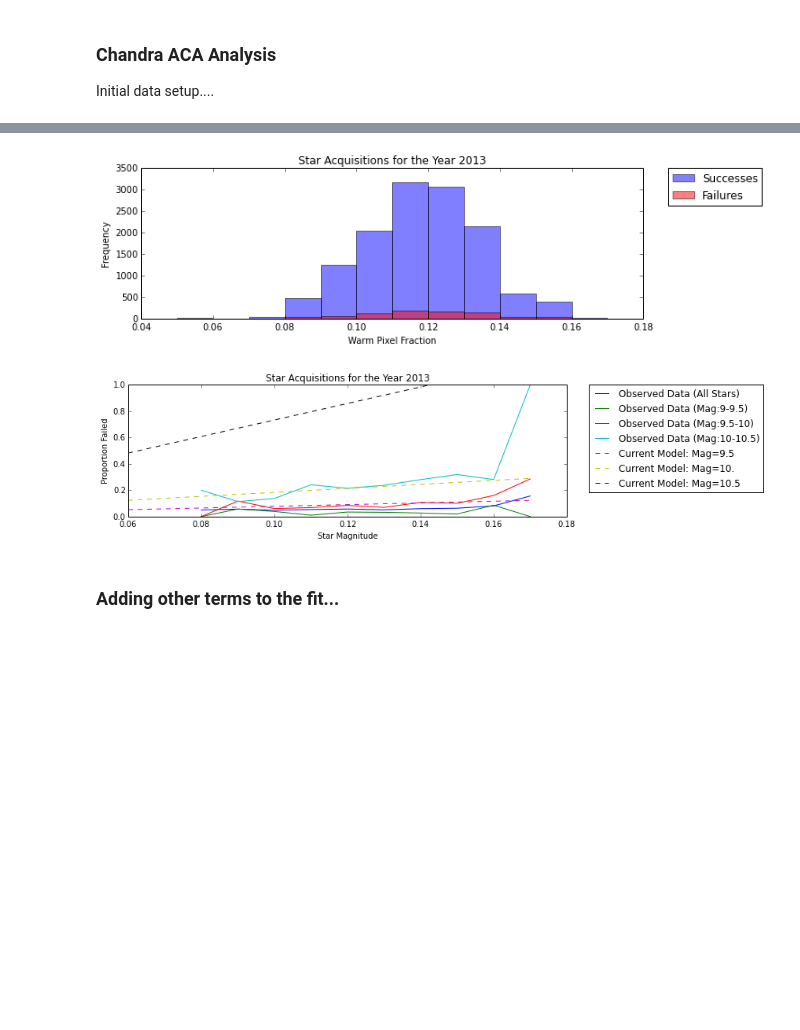
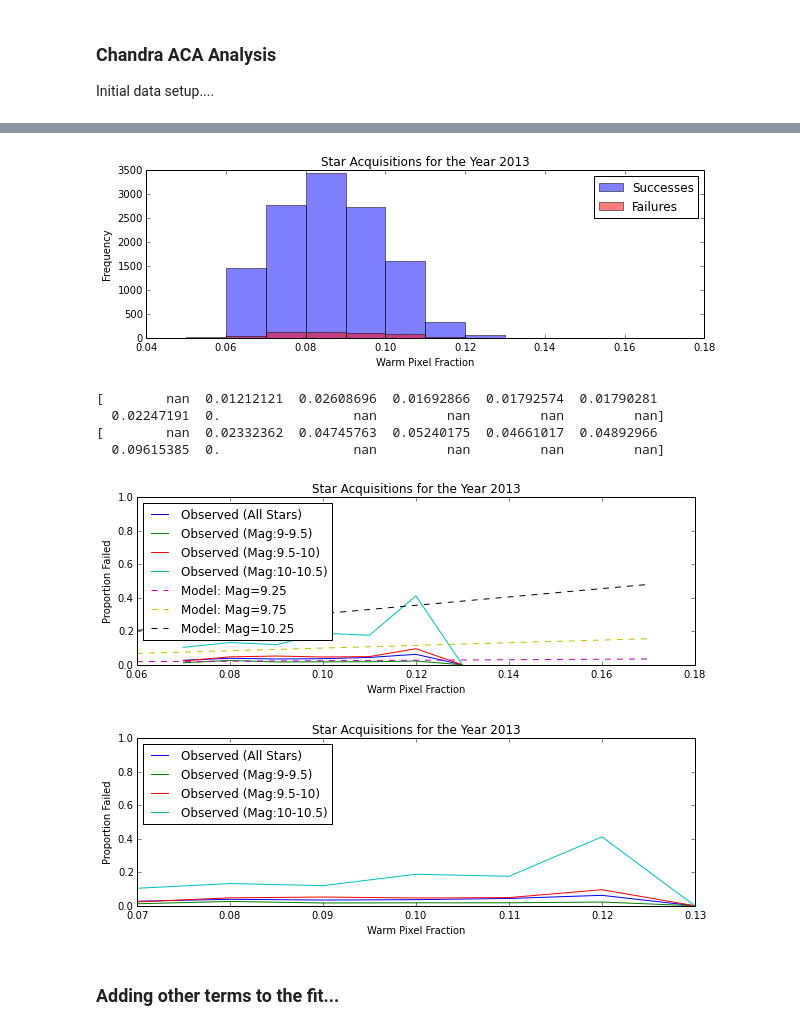
Before and after one commit to sot/aca_stats, a Jupyter notebook: bayesRegress/ChandraAnalysis.ipynb, the cells around one changed output, grey strips where cells are left out. Saved outputs shown, nothing was run; the diff lists cells and outputs as text; code cells hidden in the pictures; blank space fills up the shorter version.

```diff
--- a/bayesRegress/ChandraAnalysis.ipynb
+++ b/bayesRegress/ChandraAnalysis.ipynb
@@ -37,7 +43,7 @@ for acq in acq_data:
     acq.tstart_quarter = f.quarter_bin(acq.tstart_jyear)
 # %%
 #Subsetting the data to a particular year
-yr2013 = f.smlset(acq_data, 'year', 2013)
+yr2013 = f.smlset(acq_data, 'year', 2012)
 yr2013_s = f.smlset(yr2013, 'obc_id', 'ID')
 yr2013_f = f.smlset(yr2013, 'obc_id', 'NOID')
 # %%
@@ -117,11 +163,13 @@ nbins = np.arange(0.05,0.18,0.01)
 F = plt.figure()
 p1 = plt.hist(yr2013_s['warm_pix'], bins=nbins, color='b', alpha=0.5, label="Successes")
 p2 = plt.hist(yr2013_f['warm_pix'], bins=nbins, color='r', alpha=0.5, label="Failures")
-plt.legend(bbox_to_anchor=(1.05, 1), loc=2, borderaxespad=0.)
-F.set_size_inches(10,3)
+plt.legend(loc=1)
+
 plt.xlabel('Warm Pixel Fraction')
 plt.ylabel('Frequency')
 plt.title('Star Acquisitions for the Year 2013')
+F.set_size_inches(10,3)
+F.savefig('2013_histogram_wpf.pdf', type='pdf')
 plt.show()
 
 #All Stars
@@ -133,43 +181,69 @@ percent_fail = failure_counts.astype(float) / total_counts
 #Only 9 - 9.5 Magnitude
 failure_counts, bin_edges = np.histogram(yr2013_f['warm_pix'][(yr2013_f['mag']>=9.0) & (yr2013_f['mag']<=9.5)], bins=nbins)
 success_counts, bin_edges = np.histogram(yr2013_s['warm_pix'][(yr2013_s['mag']>=9.0) & (yr2013_s['mag']<=9.5)], bins=nbins)
 total_counts, bin_edges = np.histogram(yr2013['warm_pix'][(yr2013['mag']>=9.0) & (yr2013['mag']<=9.5)], bins=nbins)
 percent_fail_9_5 = failure_counts.astype(float) / total_counts
 
+print percent_fail_9_5
+
 #Only 9.5 - 10 Magnitude
 failure_counts, bin_edges = np.histogram(yr2013_f['warm_pix'][(yr2013_f['mag']>=9.5) & (yr2013_f['mag']<=10.)], bins=nbins)
 success_counts, bin_edges = np.histogram(yr2013_s['warm_pix'][(yr2013_s['mag']>=9.5) & (yr2013_s['mag']<=10.)], bins=nbins)
 total_counts, bin_edges = np.histogram(yr2013['warm_pix'][(yr2013['mag']>=9.5) & (yr2013['mag']<=10.)], bins=nbins)
 percent_fail_10 = failure_counts.astype(float) / total_counts
+
+print percent_fail_10
 
 #Only 10 - 10.5 Magnitude
 failure_counts, bin_edges = np.histogram(yr2013_f['warm_pix'][(yr2013_f['mag']>=10.) & (yr2013_f['mag']<=10.5)], bins=nbins)
 success_counts, bin_edges = np.histogram(yr2013_s['warm_pix'][(yr2013_s['mag']>=10.) & (yr2013_s['mag']<=10.5)], bins=nbins)
 total_counts, bin_edges = np.histogram(yr2013['warm_pix'][(yr2013['mag']>=10.) & (yr2013['mag']<=10.5)], bins=nbins)
 percent_fail_10_5 = failure_counts.astype(float) / total_counts
 
 F = plt.figure()
 p1, = plt.plot(bin_edges[1:], percent_fail)
 p2, = plt.plot(bin_edges[1:], percent_fail_9_5)
 p3, = plt.plot(bin_edges[1:], percent_fail_10)
 p4, = plt.plot(bin_edges[1:], percent_fail_10_5)
-p5, = plt.plot(bin_edges[1:], curProb(9.5, bin_edges[1:]), linestyle="--")
-p6, = plt.plot(bin_edges[1:], curProb(10.,bin_edges[1:]), linestyle="--")
-p7, = plt.plot(bin_edges[1:], curProb(10.5,bin_edges[1:]), linestyle="--")
+p5, = plt.plot(bin_edges[1:], curProb(9.25, bin_edges[1:]), linestyle="--")
+p6, = plt.plot(bin_edges[1:], curProb(9.75,bin_edges[1:]), linestyle="--")
+p7, = plt.plot(bin_edges[1:], curProb(10.25,bin_edges[1:]), linestyle="--")
 plt.legend([p1,p2,p3,p4,p5,p6,p7],
-           ["Observed Data (All Stars)", "Observed Data (Mag:9-9.5)",
-             "Observed Data (Mag:9.5-10)",  "Observed Data (Mag:10-10.5)",
-             "Current Model: Mag=9.5","Current Model: Mag=10.","Current Model: Mag=10.5"],
-           bbox_to_anchor=(1.05, 1), loc=2, borderaxespad=0.)
+           ["Observed (All Stars)", "Observed (Mag:9-9.5)",
+             "Observed (Mag:9.5-10)",  "Observed (Mag:10-10.5)",
+             "Model: Mag=9.25","Model: Mag=9.75","Model: Mag=10.25"], loc=2)
 plt.ylim((0.,1.))
 F.set_size_inches(10,3)
-plt.xlabel('Star Magnitude')
+plt.xlabel('Warm Pixel Fraction')
 plt.ylabel('Proportion Failed')
 plt.title('Star Acquisitions for the Year 2013')
+F.savefig('2013_current_model_fit_wpf.pdf', type='pdf')
 plt.show()
+
+F = plt.figure()
+p1, = plt.plot(bin_edges[1:], percent_fail)
+p2, = plt.plot(bin_edges[1:], percent_fail_9_5)
+p3, = plt.plot(bin_edges[1:], percent_fail_10)
+p4, = plt.plot(bin_edges[1:], percent_fail_10_5)
+plt.legend([p1,p2,p3,p4],
+           ["Observed (All Stars)", "Observed (Mag:9-9.5)",
+             "Observed (Mag:9.5-10)",  "Observed (Mag:10-10.5)"],
+            loc=2)
+plt.ylim((0.,1.))
+F.set_size_inches(10,3)
+plt.xlabel('Warm Pixel Fraction')
+plt.ylabel('Proportion Failed')
+plt.title('Star Acquisitions for the Year 2013')
+F.savefig('2013_proportions_wpf.pdf',type='pdf')
+plt.show()
 # %% [output]
-[figure, old version]
+[figure, new version]
+[        nan  0.01212121  0.02608696  0.01692866  0.01792574  0.01790281
+  0.02247191  0.                 nan         nan         nan         nan]
+[        nan  0.02332362  0.04745763  0.05240175  0.04661017  0.04892966
+  0.09615385  0.                 nan         nan         nan         nan]
-[figure, old version]
+[figure, new version]
+[figure, added]
 # %% [markdown]
 ### Adding other terms to the fit...
 # %%
```
Also changed, not shown: parts of 15 cells of this notebook, 2 other files.
